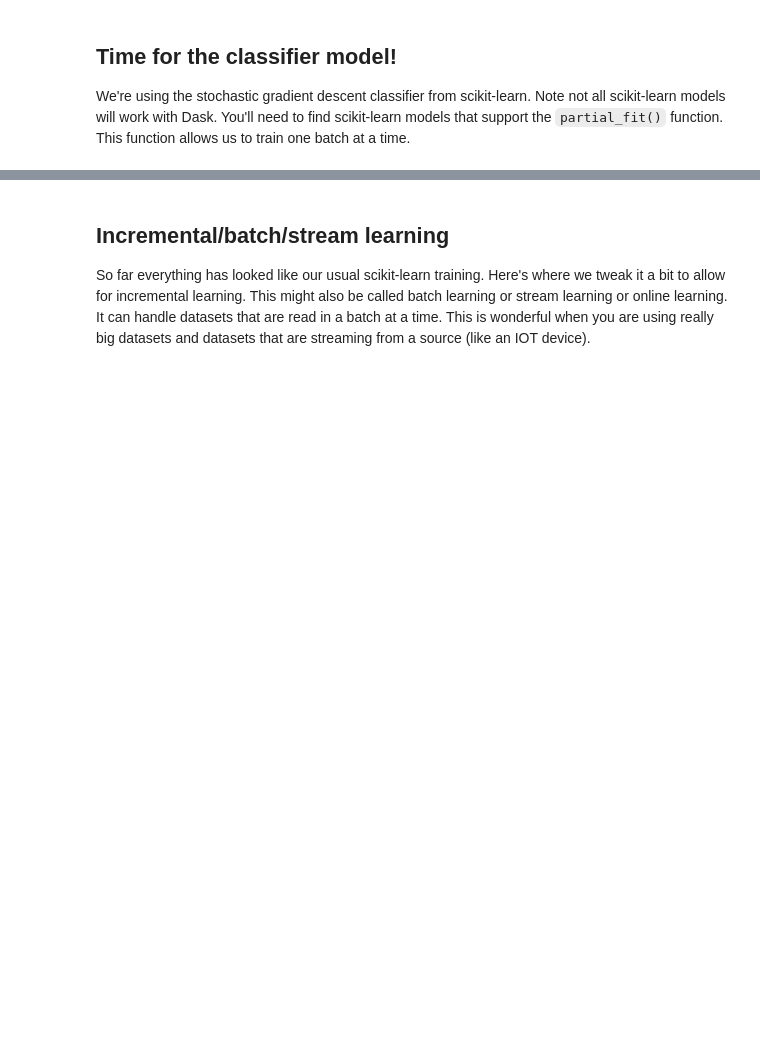
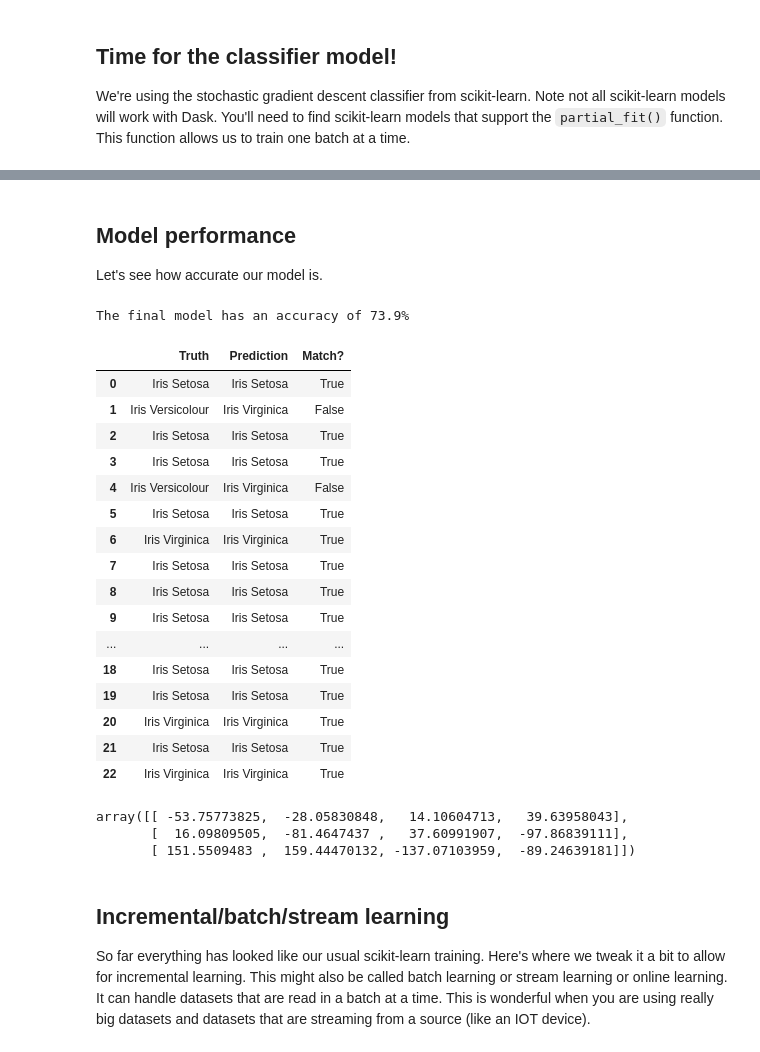
Before and after one commit to tonyreina/python_for_poets, a Jupyter notebook: python_final_2_of_2_scikit_learn.ipynb, the cells around one changed output, grey strips where cells are left out. Drawn from its saved outputs; the diff is of its cells as text; code cells hidden in the pictures; blank space fills up the shorter version.

Commit message:
Regular scikit-learn too

```diff
--- a/python_final_2_of_2_scikit_learn.ipynb
+++ b/python_final_2_of_2_scikit_learn.ipynb
@@ -117,4 +117,4 @@ We're using the stochastic gradient descent classifier from scikit-learn. Note n
 from sklearn.linear_model import SGDClassifier
 from dask_ml.wrappers import Incremental
 # %%
-classifier_model = SGDClassifier(loss="log_loss")  # Log loss is for classification models (use MSE for regression models)
+classifier_model = SGDClassifier(loss="log_loss", verbose=True)  # Log loss is for classification models (use MSE for regression models)
@@ -120,0 +127,2 @@ classifier_model = SGDClassifier(loss="log_loss")  # Log loss is for classificat
+# %%
+classifier_model.fit(X_train, y_train)
@@ -120,0 +150,13 @@ classifier_model = SGDClassifier(loss="log_loss")  # Log loss is for classificat
+# %% [markdown]
+## Model performance
+
+Let's see how accurate our model is.
+# %%
+print(f"The final model has an accuracy of {100*classifier_model.score(X_test, y_test):.1f}%")
+# %% [output]
+The final model has an accuracy of 73.9%
+# %%
+df_scikit_learn = pd.DataFrame()
+
+df_scikit_learn["Truth"] = y_test
+df_scikit_learn["Prediction"] =  classifier_model.predict(X_test)
@@ -121,3 +178,34 @@ classifier_model = SGDClassifier(loss="log_loss")  # Log loss is for classificat
+# %%
+df_scikit_learn["Truth"] = df_scikit_learn["Truth"].map(map_values)
+df_scikit_learn["Prediction"] = df_scikit_learn["Prediction"].map(map_values)
+
+df_scikit_learn["Match?"] = (df_scikit_learn["Truth"] == df_scikit_learn["Prediction"])
+
+df_scikit_learn
+# %% [output]
+|  | Truth | Prediction | Match? |
+| 0 | Iris Setosa | Iris Setosa | True |
+| 1 | Iris Versicolour | Iris Virginica | False |
+| 2 | Iris Setosa | Iris Setosa | True |
+| 3 | Iris Setosa | Iris Setosa | True |
+| 4 | Iris Versicolour | Iris Virginica | False |
+| 5 | Iris Setosa | Iris Setosa | True |
+| 6 | Iris Virginica | Iris Virginica | True |
+| 7 | Iris Setosa | Iris Setosa | True |
+| 8 | Iris Setosa | Iris Setosa | True |
+| 9 | Iris Setosa | Iris Setosa | True |
+| ... | ... | ... | ... |
+| 18 | Iris Setosa | Iris Setosa | True |
+| 19 | Iris Setosa | Iris Setosa | True |
+| 20 | Iris Virginica | Iris Virginica | True |
+| 21 | Iris Setosa | Iris Setosa | True |
+| 22 | Iris Virginica | Iris Virginica | True |
+# %%
+classifier_model.coef_
+# %% [output]
+array([[ -53.75773825,  -28.05830848,   14.10604713,   39.63958043],
+       [  16.09809505,  -81.4647437 ,   37.60991907,  -97.86839111],
+       [ 151.5509483 ,  159.44470132, -137.07103959,  -89.24639181]])
 # %% [markdown]
 ## Incremental/batch/stream learning
 
```
Also changed, not shown: parts of 13 cells of this notebook.
